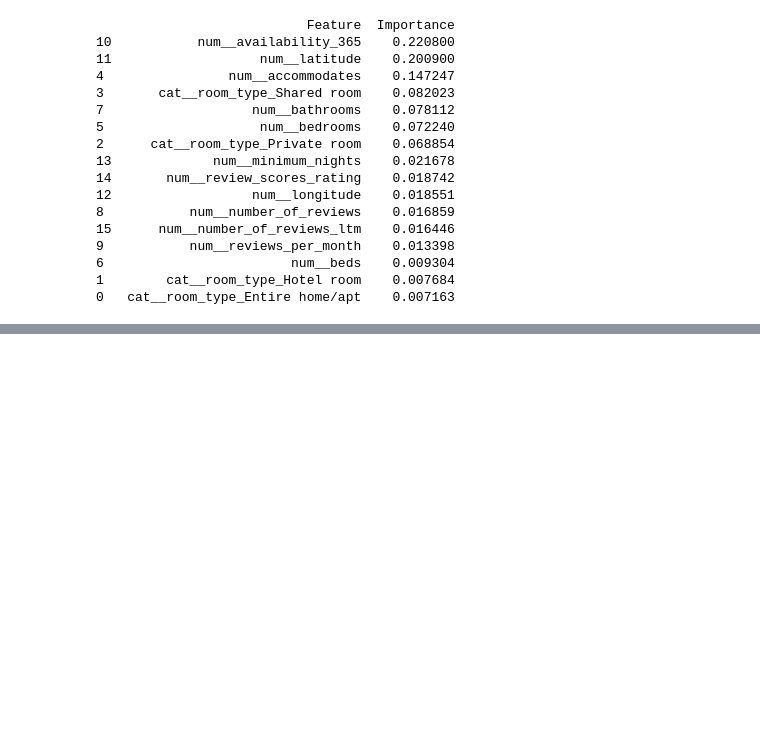
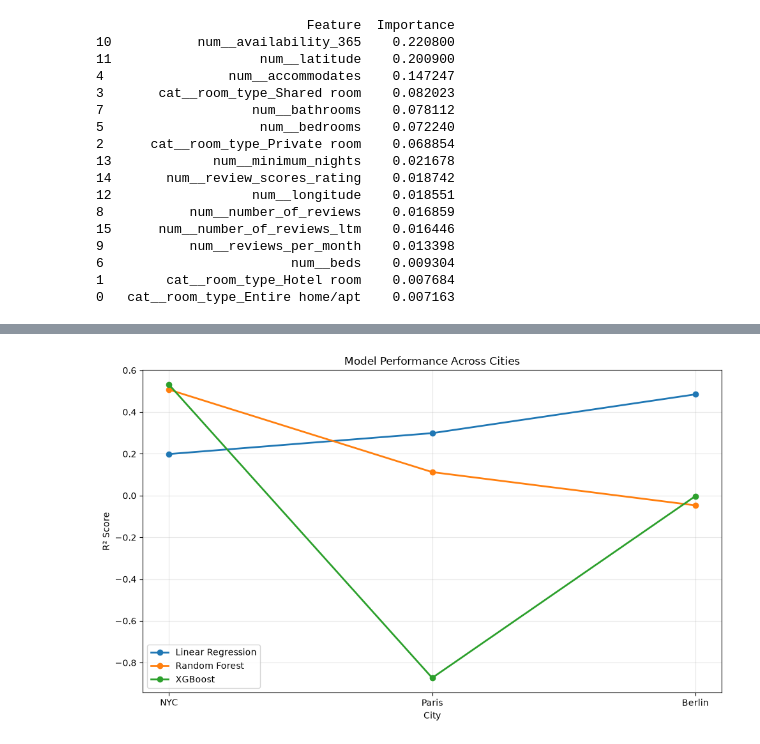
Before and after one commit to aryanmittal2107/AIRBNB_ML_PROJECT, a Jupyter notebook: notebooks/01_data_inspection.ipynb, the cells around one changed output, grey strips where cells are left out. Saved outputs shown, nothing was run; the diff lists cells and outputs as text; code cells hidden in the pictures; blank space fills up the shorter version.

Commit message:
Add final analysis comparing all 3 cities

```diff
--- a/notebooks/01_data_inspection.ipynb
+++ b/notebooks/01_data_inspection.ipynb
@@ -2461,0 +2615,19 @@ print(feature_importance_berlin)
+# %%
+import matplotlib.pyplot as plt
+
+plt.figure(figsize=(10, 6))
+
+for model in final_expanded_results["Model"].unique():
+    data = final_expanded_results[final_expanded_results["Model"] == model]
+    plt.plot(data["City"], data["R2"], marker="o", linewidth=2, label=model)
+
+plt.xlabel("City")
+plt.ylabel("R² Score")
+plt.title("Model Performance Across Cities")
+plt.legend()
+plt.grid(True, alpha=0.3)
+plt.tight_layout()
+
+plt.show()
+# %% [output]
+[figure, added]
```
Also changed, not shown: parts of 11 cells of this notebook.
